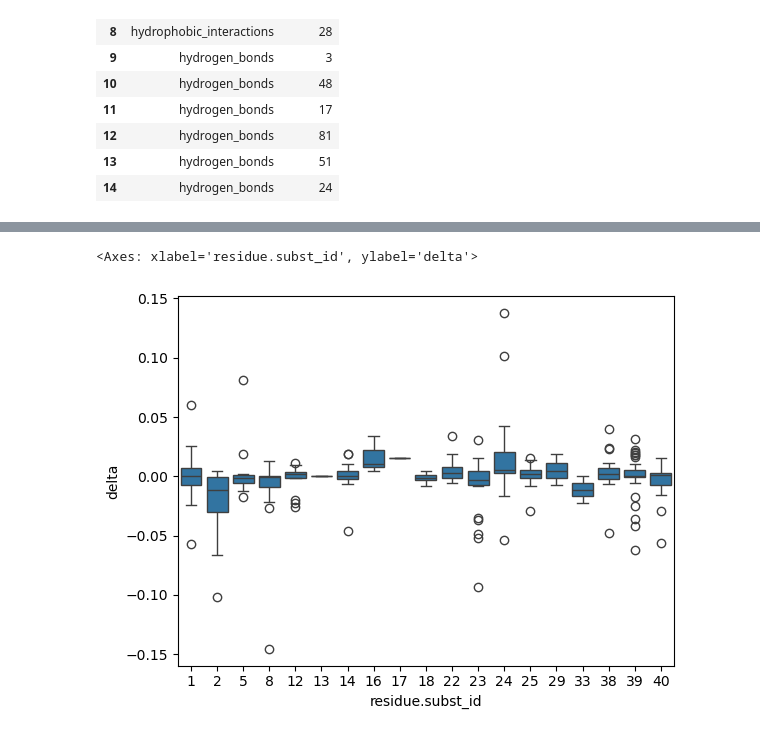
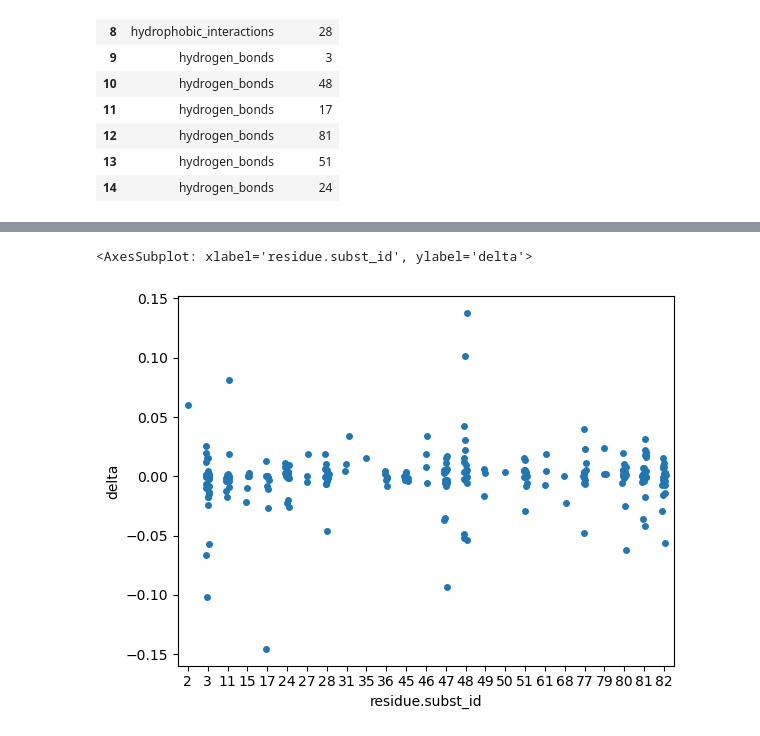
Before and after one commit to volkamerlab/kinodata-3D-affinity-prediction, a Jupyter notebook: examples/residue_matching.ipynb, the cells around one changed output, grey strips where cells are left out. Saved outputs shown, nothing was run; the diff lists cells and outputs as text; code cells hidden in the pictures.

Commit message:
fix matching over atom ids

```diff
--- a/examples/residue_matching.ipynb
+++ b/examples/residue_matching.ipynb
@@ -148,7 +132,11 @@ pocket_df
+# %%
+pocket_df = pocket_df[non_hydrogen].reset_index()
+# %%
+pocket_df["atom_id"] = pocket_df.index
 # %%
-deltas = pd.read_csv(f'../data/crocodoc_out/delta_{identaids.set_index('activities.activity_id').loc[ident]['ident']}.csv')
+deltas = pd.read_csv(f'../data/crocodoc_out/delta_{identaids.set_index("activities.activity_id").loc[ident]["ident"]}.csv')
 deltas['pocket_node'] = [min(row['source_node'], row['target_node']) for _, row in deltas.iterrows()]
-deltas = deltas.merge(pocket_df, left_on='pocket_node', right_on='atom.id')
+deltas = deltas.merge(pocket_df, left_on='pocket_node', right_on='atom_id')
 deltas
 # %% [output]
 |  | delta | directed | source_node | target_node | reference | ident | n_pocket | n_ligand | fold | ... |
@@ -167,5 +155,5 @@ deltas
 # %%
-sns.boxplot(deltas, y='delta', x='residue.subst_id')
+sns.stripplot(deltas, y='delta', x='residue.subst_id')
 # %% [output]
-<Axes: xlabel='residue.subst_id', ylabel='delta'>
+<AxesSubplot: xlabel='residue.subst_id', ylabel='delta'>
-[figure, old version]
+[figure, new version]
```
Also changed, not shown: parts of 3 cells of this notebook.
